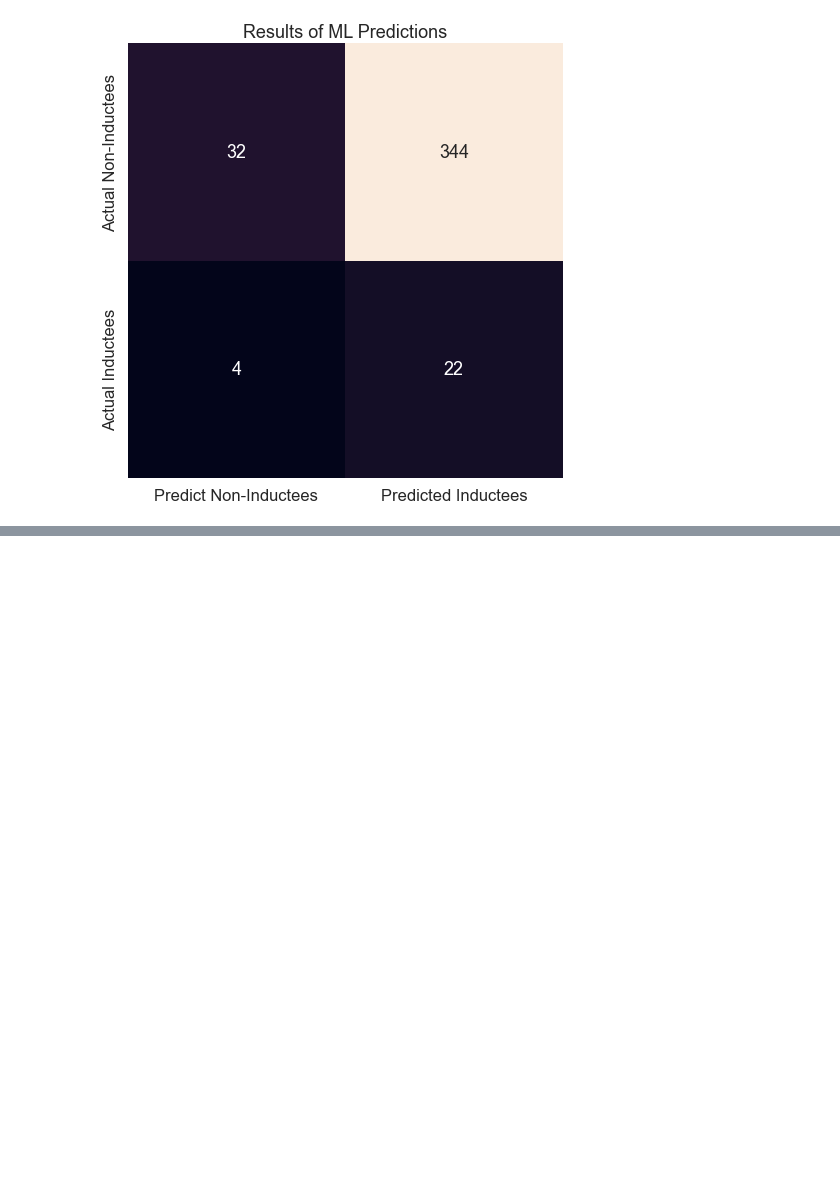
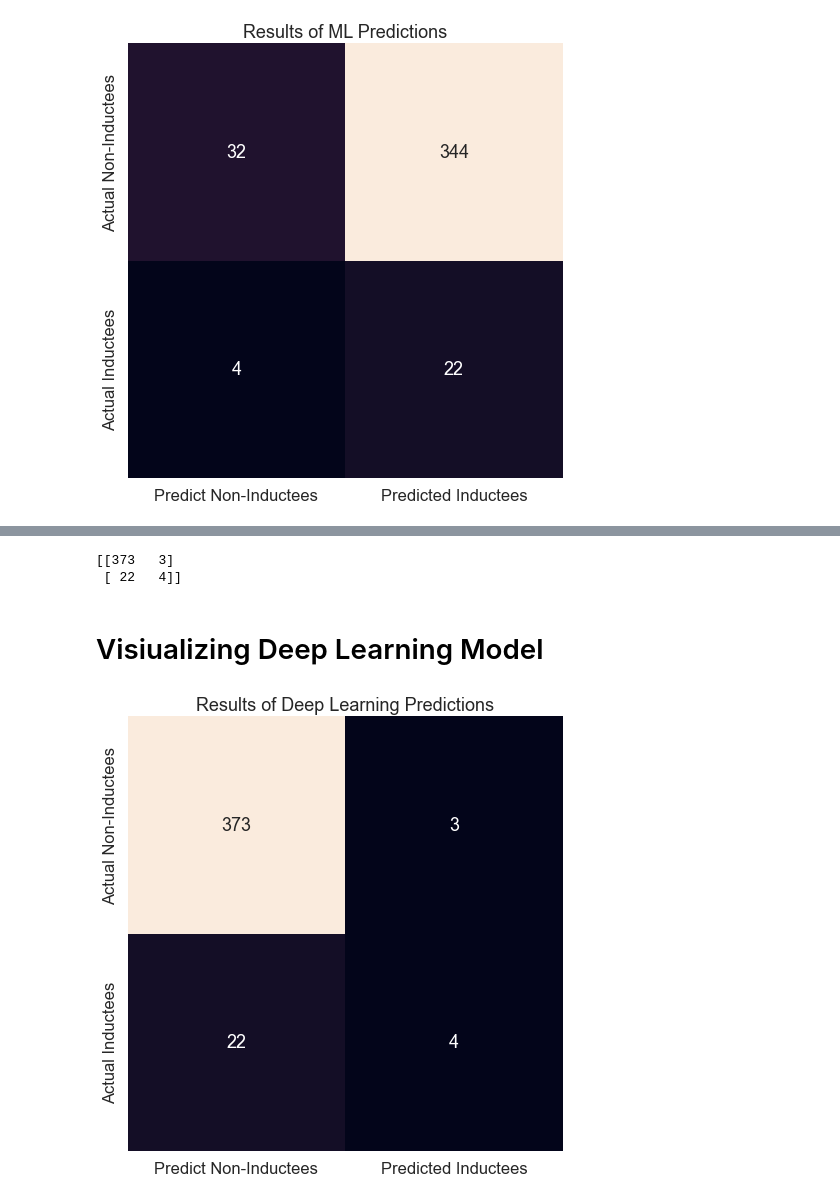
Before and after one commit to sting0312/GoldenGloves, a Jupyter notebook: golden-gloves.ipynb, the cells around one changed output, grey strips where cells are left out. Cells and saved outputs as stored; diff of their text form; code cells hidden in the pictures; blank space fills up the shorter version.

Commit message:
added deep learning section

```diff
--- a/golden-gloves.ipynb
+++ b/golden-gloves.ipynb
@@ -346,0 +475,6 @@ plt.show()
+# %%
+# Compile the model
+nn.compile(loss="binary_crossentropy", optimizer="adam", metrics=["accuracy"])
+
+# Train the model
+fit_model = nn.fit(X_train_scaled,y_train,epochs=100)
@@ -346,0 +506,42 @@ plt.show()
+# %%
+from sklearn.metrics import confusion_matrix
+
+y_pred = (nn.predict(X_test_scaled) > 0.5).astype('int32')
+
+cm = confusion_matrix(y_test, y_pred)
+
+print(cm)
+# %% [output]
+[[373   3]
+ [ 22   4]]
+# %% [markdown]
+# Visiualizing Deep Learning Model
+# %%
+# Creating visual of confusion matrix
+import seaborn as sns
+import matplotlib.pyplot as plt
+
+# Increasing plot size
+sns.set(rc = {'figure.figsize': (15,8)})
+
+# Increasing default text size
+sns.set(font_scale=1.5)
+
+# Creating heatmap
+sns.heatmap(
+    cm,             # data given to map
+    annot=True,     # annotating numbers to squares
+    square=True,    # making all sectors equal squares
+    xticklabels=['Predict Non-Inductees', 'Predicted Inductees'],
+    yticklabels=['Actual Non-Inductees', 'Actual Inductees'],
+    cbar=False,     # disabling color bar
+    fmt='g'         # forcing standard number notation
+)
+
+# Adding title to plot
+plt.title('Results of Deep Learning Predictions')
+
+# Displaying plot
+plt.show()
+# %% [output]
+[figure, added]
```
Also changed, not shown: parts of 15 cells of this notebook.
